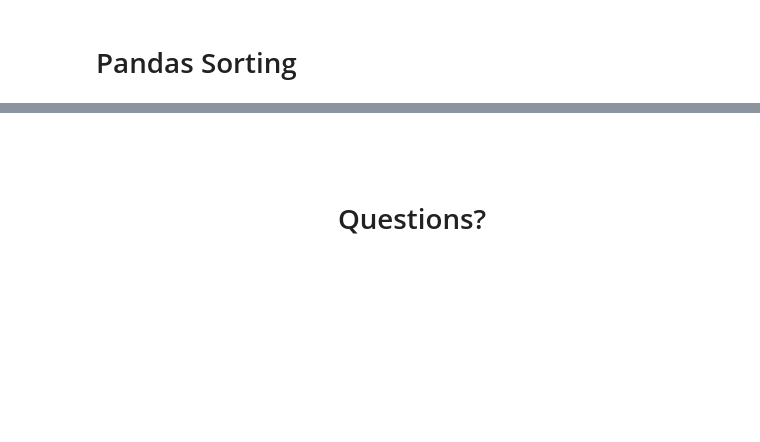
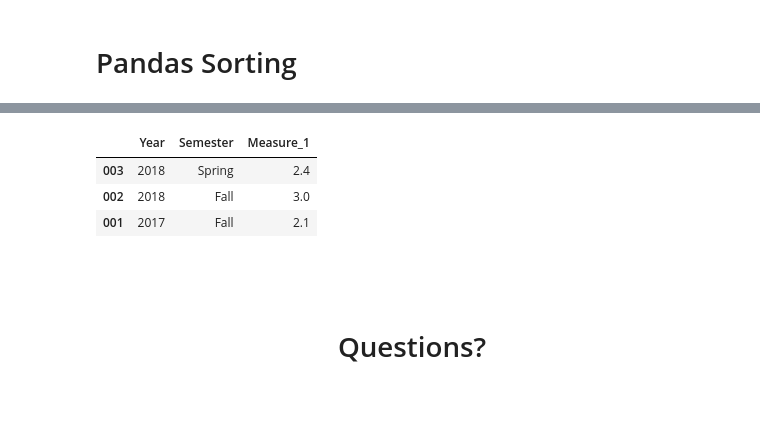
Before and after one commit to jayatgp/eods-f2025, a Jupyter notebook: notebooks/eods-week03-pandas_visualization_dataexploration.ipynb, the cells around one changed output, grey strips where cells are left out. Drawn from its saved outputs; the diff is of its cells as text; code cells hidden in the pictures; blank space fills up the shorter version.

```diff
--- a/notebooks/eods-week03-pandas_visualization_dataexploration.ipynb
+++ b/notebooks/eods-week03-pandas_visualization_dataexploration.ipynb
@@ -435,5 +576,10 @@ df.sort_values(by=['Measure_1'],ascending=False).head(3)
 # %%
-df.sort_values(by=['Semester','Measure_1'], ascending=False).head(3)
+df_sorted_top3 = df.sort_values(by=['Semester','Measure_1'], ascending=False).head(3)
+# %% [output]
+|  | Year | Semester | Measure_1 |
+| 003 | 2018 | Spring | 2.4 |
+| 002 | 2018 | Fall | 3.0 |
+| 001 | 2017 | Fall | 2.1 |
 # %% [markdown]
 <br>
 <br>
```
Also changed, not shown: parts of 114 cells of this notebook, 6 other files.
